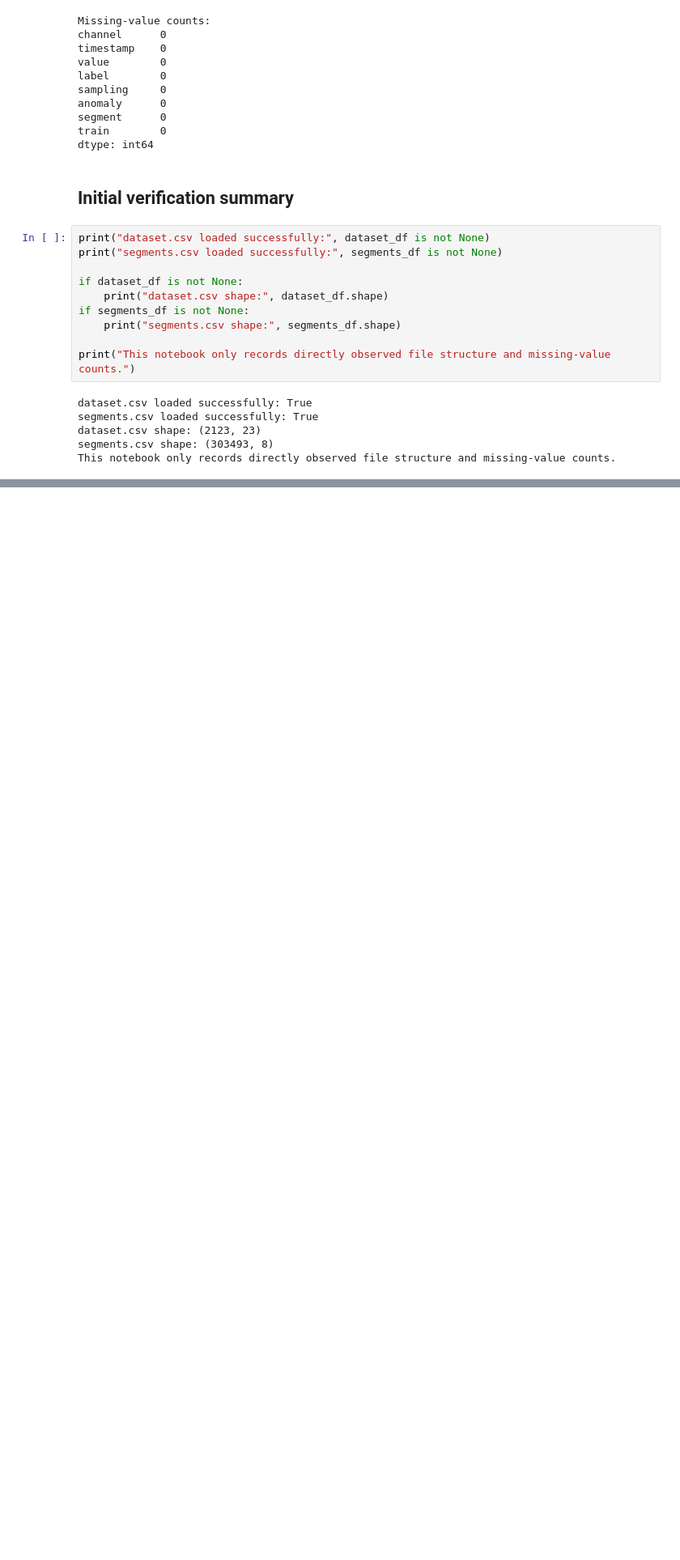
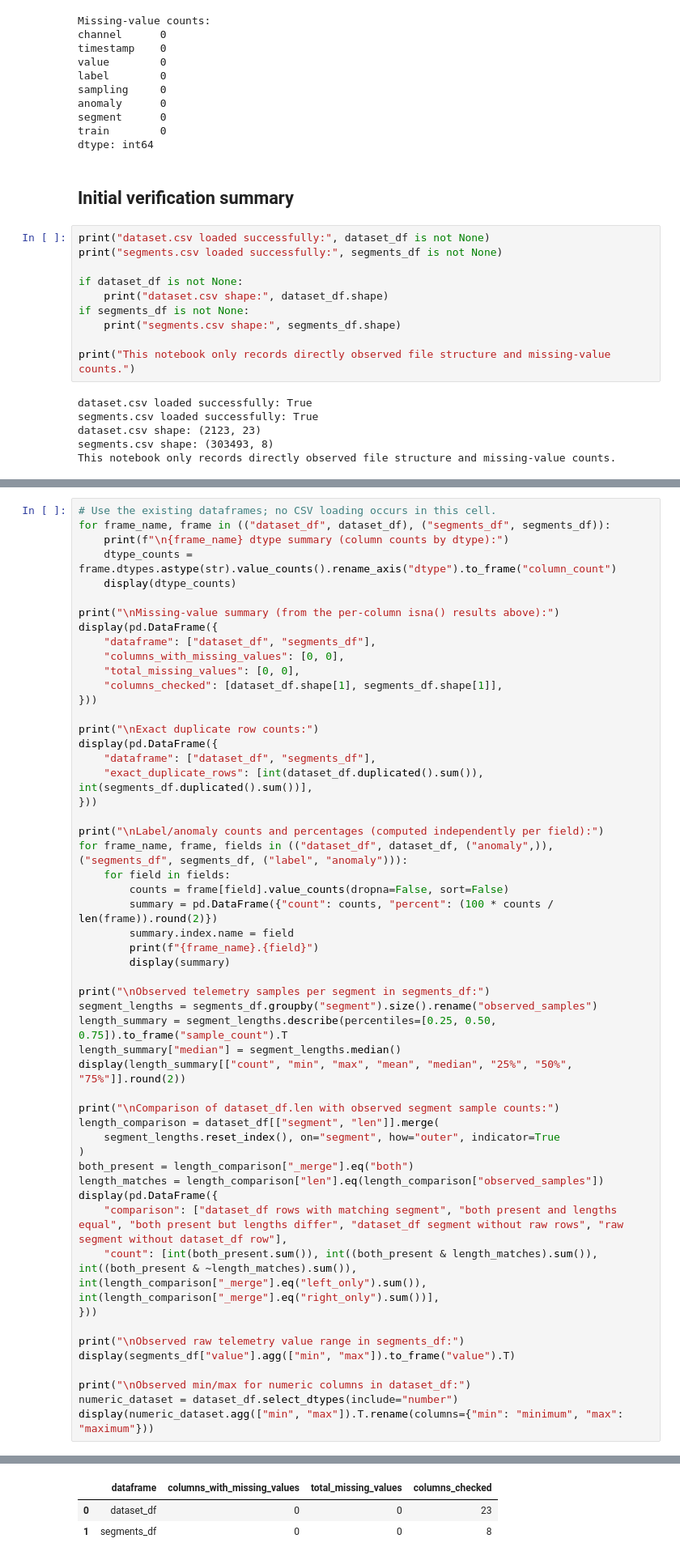
Before and after one commit to varshaangadi/explainable-satellite-telemetry-anomaly-detection, a Jupyter notebook: notebooks/01_dataset_inspection.ipynb, the cells around one changed output, grey strips where cells are left out. Shown at 81% size. Cells and saved outputs as stored; diff of their text form; blank space fills up the shorter version.

Commit message:
Complete Day 2 data quality checks

```diff
--- a/notebooks/01_dataset_inspection.ipynb
+++ b/notebooks/01_dataset_inspection.ipynb
@@ -202,0 +227,54 @@ This notebook only records directly observed file structure and missing-value co
+# %%
+# Use the existing dataframes; no CSV loading occurs in this cell.
+for frame_name, frame in (("dataset_df", dataset_df), ("segments_df", segments_df)):
+    print(f"\n{frame_name} dtype summary (column counts by dtype):")
+    dtype_counts = frame.dtypes.astype(str).value_counts().rename_axis("dtype").to_frame("column_count")
+    display(dtype_counts)
+
+print("\nMissing-value summary (from the per-column isna() results above):")
+display(pd.DataFrame({
+    "dataframe": ["dataset_df", "segments_df"],
+    "columns_with_missing_values": [0, 0],
+    "total_missing_values": [0, 0],
+    "columns_checked": [dataset_df.shape[1], segments_df.shape[1]],
+}))
+
+print("\nExact duplicate row counts:")
+display(pd.DataFrame({
+    "dataframe": ["dataset_df", "segments_df"],
+    "exact_duplicate_rows": [int(dataset_df.duplicated().sum()), int(segments_df.duplicated().sum())],
+}))
+
+print("\nLabel/anomaly counts and percentages (computed independently per field):")
+for frame_name, frame, fields in (("dataset_df", dataset_df, ("anomaly",)), ("segments_df", segments_df, ("label", "anomaly"))):
+    for field in fields:
+        counts = frame[field].value_counts(dropna=False, sort=False)
+        summary = pd.DataFrame({"count": counts, "percent": (100 * counts / len(frame)).round(2)})
+        summary.index.name = field
+        print(f"{frame_name}.{field}")
+        display(summary)
+
+print("\nObserved telemetry samples per segment in segments_df:")
+segment_lengths = segments_df.groupby("segment").size().rename("observed_samples")
+length_summary = segment_lengths.describe(percentiles=[0.25, 0.50, 0.75]).to_frame("sample_count").T
+length_summary["median"] = segment_lengths.median()
+display(length_summary[["count", "min", "max", "mean", "median", "25%", "50%", "75%"]].round(2))
+
+print("\nComparison of dataset_df.len with observed segment sample counts:")
+length_comparison = dataset_df[["segment", "len"]].merge(
+    segment_lengths.reset_index(), on="segment", how="outer", indicator=True
+)
+both_present = length_comparison["_merge"].eq("both")
+length_matches = length_comparison["len"].eq(length_comparison["observed_samples"])
+display(pd.DataFrame({
+    "comparison": ["dataset_df rows with matching segment", "both present and lengths equal", "both present but lengths differ", "dataset_df segment without raw rows", "raw segment without dataset_df row"],
+    "count": [int(both_present.sum()), int((both_present & length_matches).sum()), int((both_present & ~length_matches).sum()), int(length_comparison["_merge"].eq("left_only").sum()), int(length_comparison["_merge"].eq("right_only").sum())],
+}))
+
+print("\nObserved raw telemetry value range in segments_df:")
+display(segments_df["value"].agg(["min", "max"]).to_frame("value").T)
+
+print("\nObserved min/max for numeric columns in dataset_df:")
+numeric_dataset = dataset_df.select_dtypes(include="number")
+display(numeric_dataset.agg(["min", "max"]).T.rename(columns={"min": "minimum", "max": "maximum"}))
+# %% [output]
@@ -202,0 +294,3 @@ This notebook only records directly observed file structure and missing-value co
+|  | dataframe | columns_with_missing_values | total_missing_values | columns_checked |
+| 0 | dataset_df | 0 | 0 | 23 |
+| 1 | segments_df | 0 | 0 | 8 |
```
Also changed, not shown: parts of 3 cells of this notebook, 1 other file.
